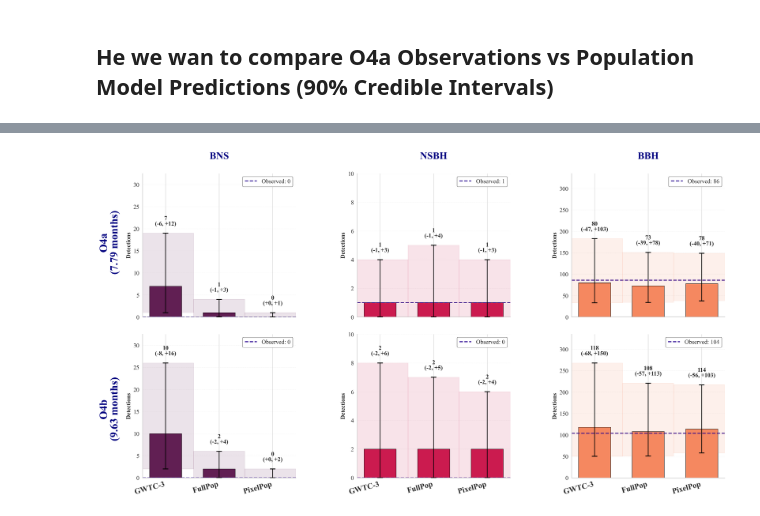
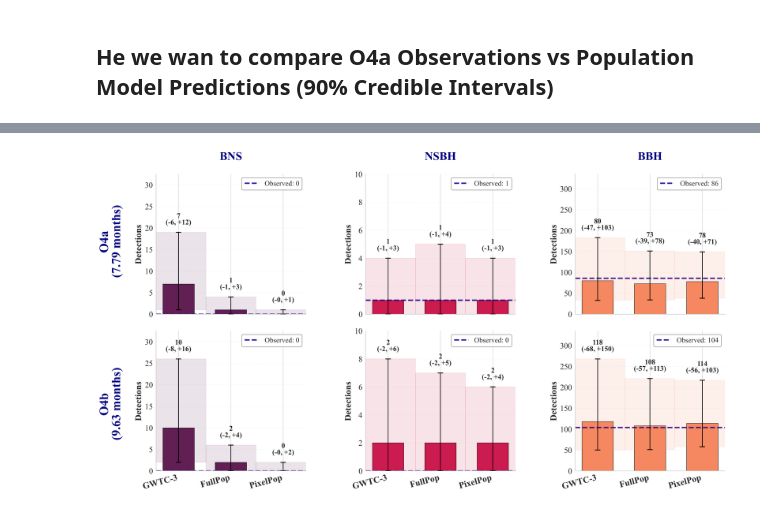
Before and after one commit to weizmannk/cbc-population-distributions, a Jupyter notebook: scripts/notebooks/detection_rate.ipynb, the cells around one changed output, grey strips where cells are left out. Saved outputs shown, nothing was run; the diff lists cells and outputs as text; code cells hidden in the pictures.

```diff
--- a/scripts/notebooks/detection_rate.ipynb
+++ b/scripts/notebooks/detection_rate.ipynb
@@ -841,7 +841,7 @@ sns.set_style("whitegrid")
 
 plt.rcParams["font.family"] = "serif"
 plt.rcParams["font.serif"] = ["Times New Roman", "DejaVu Serif"]
-plt.rcParams["font.size"] = 15
+plt.rcParams["font.size"] = 18
 plt.rcParams["axes.linewidth"] = 1.2
 
 bns_color, nsbh_color, bbh_color = sns.color_palette("rocket", 3)
@@ -1004,7 +1004,7 @@ def _plot_row(axes_row, data, run_label, show_xlabels):
             y=obs_value,
             color="#2A0492",
             linestyle="--",
-            linewidth=2,
+            linewidth=3,
             label=f"Observed: {obs_value}",
             zorder=1,
             alpha=1,
@@ -1032,14 +1032,18 @@ def _plot_row(axes_row, data, run_label, show_xlabels):
             lower_delta = data[model][pop]["lower_delta"]
             upper_delta = data[model][pop]["upper_delta"]
             text_y = val + err_high[i] + label_offset
-            label_text = f"{val}\n({lower_delta:+d}, {upper_delta:+d})"
+            # lower_delta is always <= 0 (it is -int(...)), but Python's :+d
+            # on integer 0 always prints "+0" (no negative-zero int),
+            # so a genuinely-zero lower bound silently loses its sign.
+            # Force the minus explicitly instead of relying on :+d.
+            label_text = f"{val}\n(-{abs(lower_delta)}, +{upper_delta})"
             ax.text(
                 bar.get_x() + bar.get_width() / 2.0,
                 text_y,
                 label_text,
                 ha="center",
                 va="bottom",
-                fontsize=13,
+                fontsize=16,
                 fontweight="bold",
                 linespacing=1,
             )
@@ -1047,15 +1051,15 @@ def _plot_row(axes_row, data, run_label, show_xlabels):
         ax.set_xticks(x_pos)
         if show_xlabels:
             ax.set_xticklabels(
-                models, fontsize=17, rotation=15, ha="right", fontweight="bold"
+                models, fontsize=20, rotation=15, ha="right", fontweight="bold"
             )
         else:
             ax.set_xticklabels([])
-        ax.tick_params(axis="y", labelsize=13)
-        ax.set_ylabel("Detections", fontsize=13, fontweight="bold")
+        ax.tick_params(axis="y", labelsize=18)
+        ax.set_ylabel("Detections", fontsize=20, fontweight="bold")
         if run_label == "O4a":
-            ax.set_title(f"{pop}", fontsize=22, fontweight="bold", pad=32, color="navy")
-        ax.legend(fontsize=13, framealpha=0.95, edgecolor="gray", loc="upper right")
+            ax.set_title(f"{pop}", fontsize=26, fontweight="bold", pad=32, color="navy")
+        ax.legend(fontsize=16, framealpha=0.95, edgecolor="gray", loc="upper right")
         ax.grid(axis="y", alpha=0.25, linestyle="--", linewidth=0.5)
         ax.spines["top"].set_visible(False)
         ax.spines["right"].set_visible(False)
@@ -1078,10 +1082,10 @@ _plot_row(axes[1], data_o4b, "O4b", show_xlabels=True)
 # both share the same orientation and y-scale. Horizontal and the same
 # size as the BNS/NSBH/BBH column titles, for a consistent look.
 fig.text(
-    0.05,
+    0.03,
     0.74,
     "O4a\n(7.79 months)",
-    fontsize=24,
+    fontsize=28,
     fontweight="bold",
     color="navy",
     ha="center",
@@ -1089,10 +1093,10 @@ fig.text(
     rotation=90,
 )
 fig.text(
-    0.05,
+    0.03,
     0.28,
     "O4b\n(9.63 months)",
-    fontsize=24,
+    fontsize=28,
     fontweight="bold",
     color="navy",
     ha="center",
@@ -1113,8 +1117,8 @@ os.makedirs("../outputs/detection_rate", exist_ok=True)
 # BNS/NSBH/BBH labels have very different text widths, which reintroduces
 # the asymmetric column spacing the fixed margins above are meant to
 # prevent.
-fig.savefig("../outputs/detection_rate/O4a_detection_rate_comparison.pdf")
-fig.savefig("../outputs/detection_rate/O4a_detection_rate_comparison.png")
+fig.savefig("../outputs/detection_rate/O4a-O4b-observation-vs-predictions.pdf")
+fig.savefig("../outputs/detection_rate/O4a-O4b-observation-vs-predictions.png")
 
 plt.show()
 # %% [output]
@@ -1122 +1126 @@ plt.show()
-[figure, old version]
+[figure, new version]
```
Also changed, not shown: parts of 3 cells of this notebook, 33 other files.
